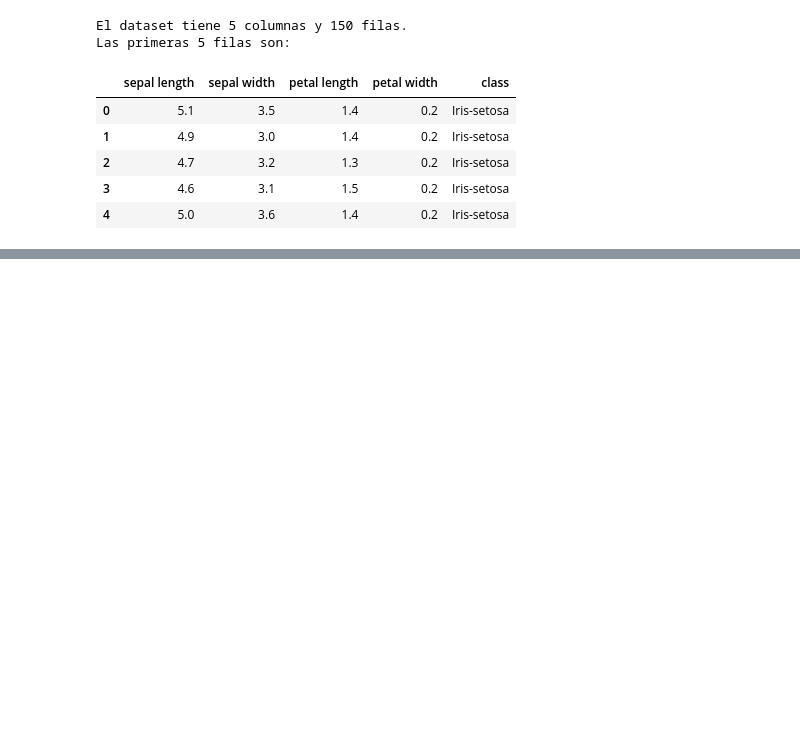
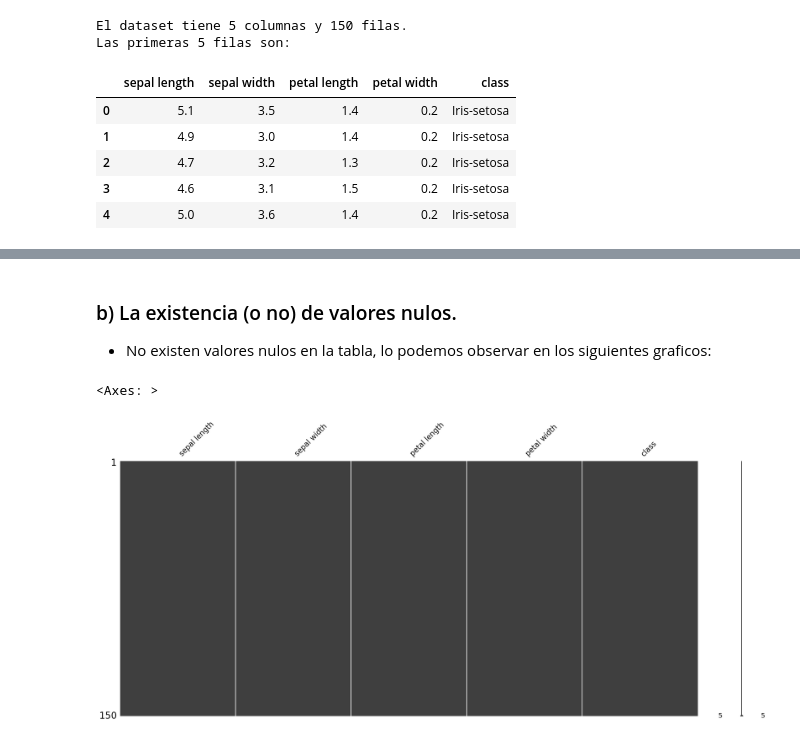
Before and after one commit to Gaddran/tarea-05, a Jupyter notebook: notebooks/01_tarea_05_Giuseppe_Lavarello.ipynb, the cells around one changed output, grey strips where cells are left out. Cells and saved outputs as stored; diff of their text form; code cells hidden in the pictures; blank space fills up the shorter version.

```diff
--- a/notebooks/01_tarea_05_Giuseppe_Lavarello.ipynb
+++ b/notebooks/01_tarea_05_Giuseppe_Lavarello.ipynb
@@ -44,0 +69,10 @@ Las primeras 5 filas son:
+# %% [markdown]
+### b) La existencia (o no) de valores nulos.
+
+- No existen valores nulos en la tabla, lo podemos observar en los siguientes graficos:
+# %%
+import missingno as msng
+msng.matrix(df)
+# %% [output]
+<Axes: >
+[figure, added]
```
Also changed, not shown: parts of 5 cells of this notebook.
